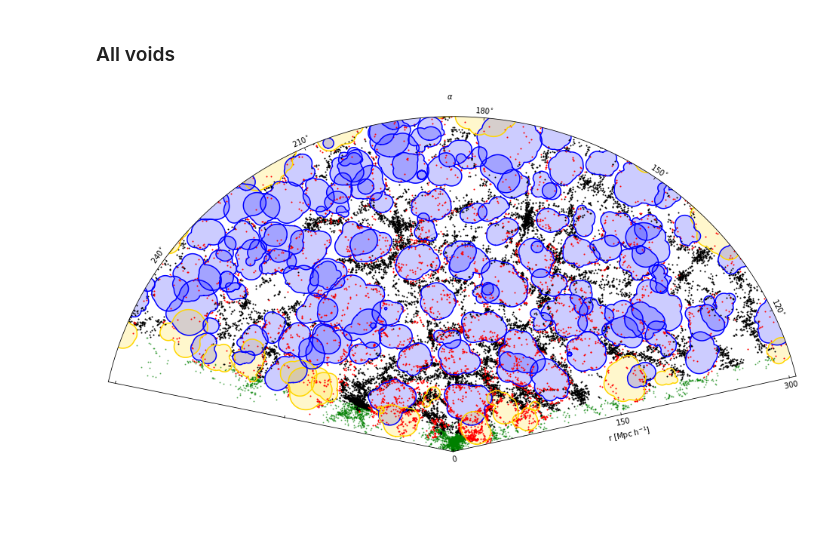
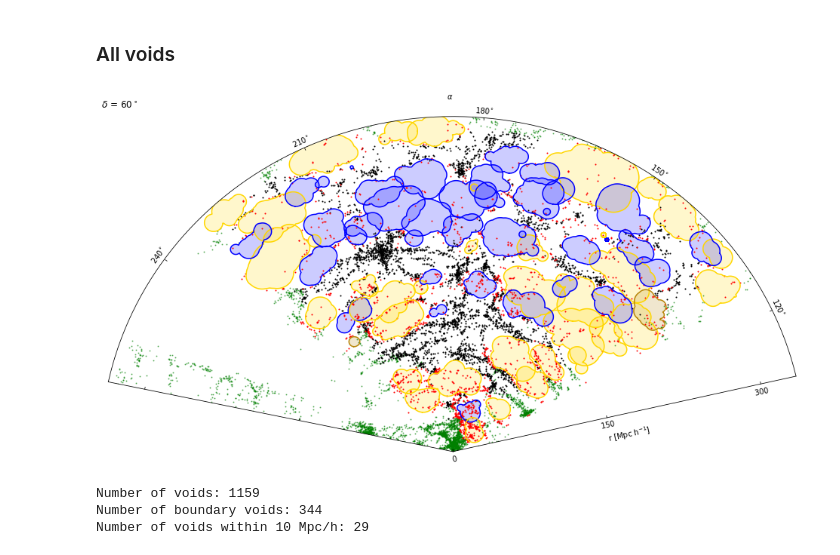
Before and after one commit to DESI-UR/Void_analysis, a Jupyter notebook: nb/visualizations/VAST_dec_slices.ipynb, the cells around one changed output. Cells and saved outputs as stored; diff of their text form; code cells hidden in the pictures; blank space fills up the shorter version.

```diff
--- a/nb/visualizations/VAST_dec_slices.ipynb
+++ b/nb/visualizations/VAST_dec_slices.ipynb
@@ -757,7 +757,7 @@ def setup_axes3(fig, rect):
     grid_locator2 = MaxNLocator(3)
 
     ra0, ra1 = 108, 263
-    cz0, cz1 = 0., 306.
+    cz0, cz1 = 0., 335. # 306.
     grid_helper = floating_axes.GridHelperCurveLinear(tr,
                                         extremes=(ra0, ra1, cz0, cz1),
                                         grid_locator1=grid_locator1,
@@ -835,8 +835,10 @@ def pvf2(dec,wdth,npc,chkdpth):
 
             Cr2, Cra2 = gcp2(vfr2[i], vfra2[i], Cr[i], npc, chkdpth)
 
-            if vfedge[i]:
+            if vfedge[i] == 1:
                 vcolor = 'gold'
+            elif vfedge[i] == 2:
+                vcolor = 'darkgoldenrod'
             else:
                 vcolor = 'blue'
 
@@ -861,6 +863,8 @@ def pvf2(dec,wdth,npc,chkdpth):
     # Void galaxies
     gdcut = (gr[gflag_vf]*np.sin((gdec[gflag_vf] - dec)*D2R))**2. < wdth**2.
     aux_ax3.scatter(gra[gflag_vf][gdcut], gr[gflag_vf][gdcut], color='r', s=1)
+
+    plt.title('$\delta$ = %d$^\circ$' % (dec), loc='left')
 
     plt.show()
 
@@ -914,6 +918,15 @@ pvf(40, 5., 1000)
 # %% [markdown]
 ### All voids
 # %%
-pvf2(40, 5., 1000, 6)
+#pvf2(40, 5., 1000, 6)
+pvf2(60, 5., 1000, 6)
 # %% [output]
-[figure, old version]
+[figure, new version]
+# %%
+print('Number of voids:', len(vfdata))
+print('Number of boundary voids:', np.sum(vfdata['edge'] == 1))
+print('Number of voids within 10 Mpc/h:', np.sum(vfdata['edge'] == 2))
+# %% [output]
+Number of voids: 1159
+Number of boundary voids: 344
+Number of voids within 10 Mpc/h: 29
```
Also changed, not shown: 4 other files.
